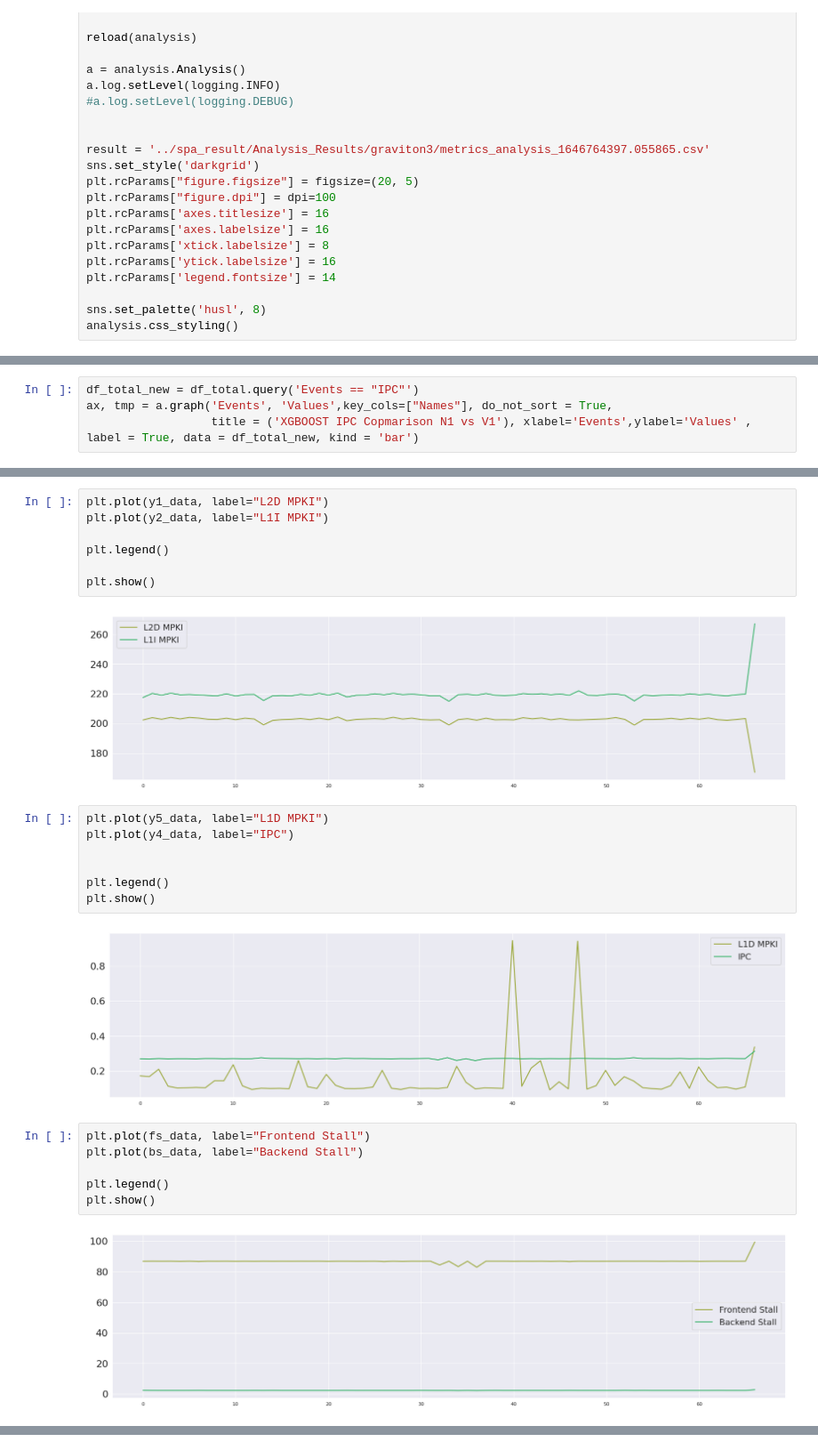
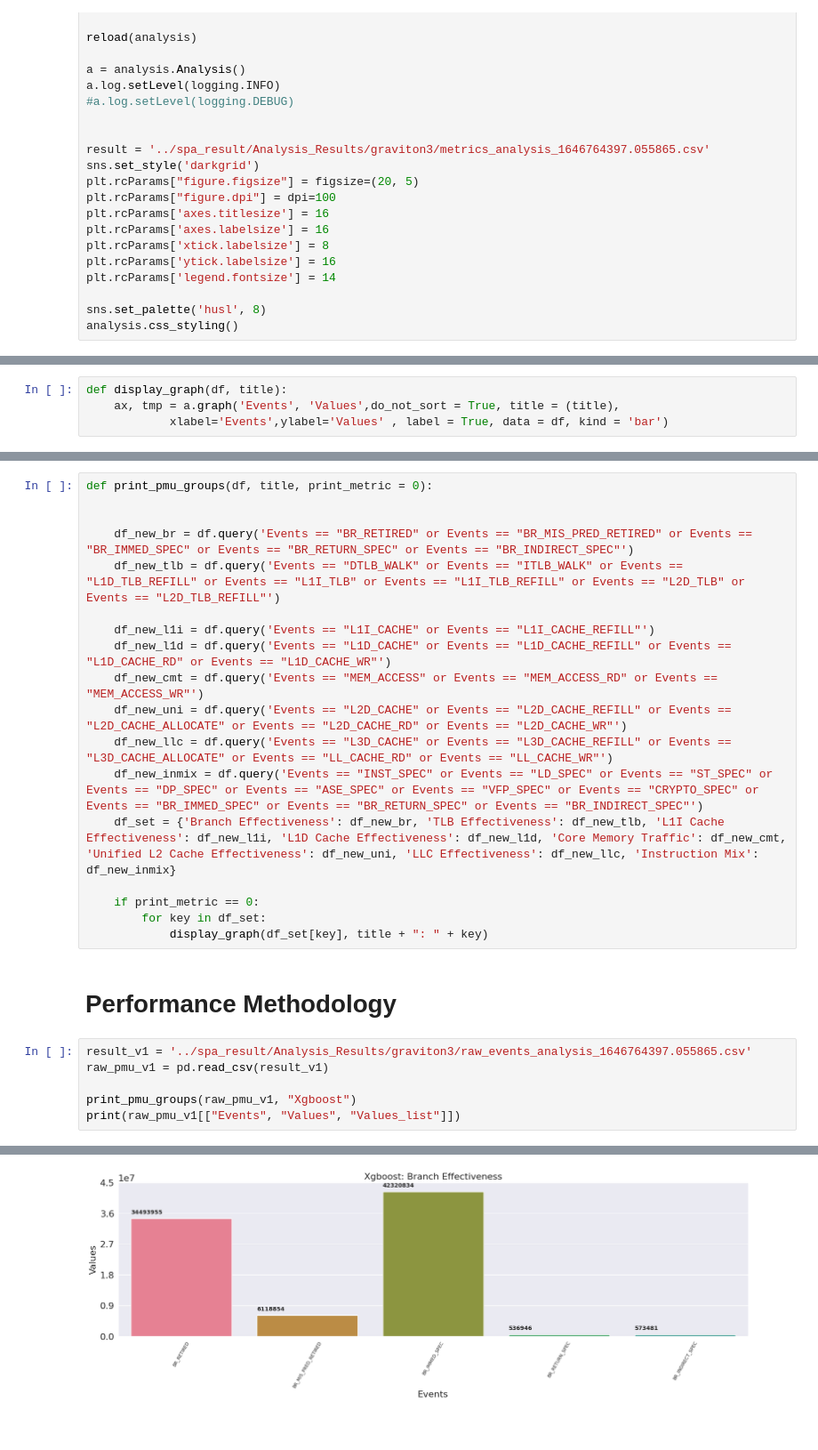
Before and after one commit to cyb70289/spa, a Jupyter notebook: lib/spa_topdown.ipynb, the cells around one changed output, grey strips where cells are left out. Shown: that part at 89% size. Drawn from its saved outputs; the diff is of its cells as text.

Commit message:
Modified notebook to show PMU grouping

```diff
--- a/lib/spa_topdown.ipynb
+++ b/lib/spa_topdown.ipynb
@@ -118,4 +71,4 @@ df_total = pd.concat([df_v1, df_n1])
 # %%
-df_total_new = df_total.query('Events == "IPC"')
-ax, tmp = a.graph('Events', 'Values',key_cols=["Names"], do_not_sort = True,
-                  title = ('XGBOOST IPC Copmarison N1 vs V1'), xlabel='Events',ylabel='Values' , label = True, data = df_total_new, kind = 'bar')
+def display_graph(df, title):
+    ax, tmp = a.graph('Events', 'Values',do_not_sort = True, title = (title),
+            xlabel='Events',ylabel='Values' , label = True, data = df, kind = 'bar')
@@ -173,26 +75,27 @@ y5_data = plot_timeseries(df_n1_3, "Events == 'L1D MPKI'", "L1I MPKI", "VALUES")
-# %%
-plt.plot(y1_data, label="L2D MPKI")
-plt.plot(y2_data, label="L1I MPKI")
-
-plt.legend()
-
-plt.show()
-# %% [output]
-[figure, removed]
-# %%
-plt.plot(y5_data, label="L1D MPKI")
-plt.plot(y4_data, label="IPC")
-
-
-plt.legend()
-plt.show()
-# %% [output]
-[figure, removed]
-# %%
-plt.plot(fs_data, label="Frontend Stall")
-plt.plot(bs_data, label="Backend Stall")
-
-plt.legend()
-plt.show()
-# %% [output]
-[figure, removed]
+# %%
+def print_pmu_groups(df, title, print_metric = 0):
+
+
+    df_new_br = df.query('Events == "BR_RETIRED" or Events == "BR_MIS_PRED_RETIRED" or Events == "BR_IMMED_SPEC" or Events == "BR_RETURN_SPEC" or Events == "BR_INDIRECT_SPEC"')
+    df_new_tlb = df.query('Events == "DTLB_WALK" or Events == "ITLB_WALK" or Events == "L1D_TLB_REFILL" or Events == "L1I_TLB" or Events == "L1I_TLB_REFILL" or Events == "L2D_TLB" or Events == "L2D_TLB_REFILL"')
+
+    df_new_l1i = df.query('Events == "L1I_CACHE" or Events == "L1I_CACHE_REFILL"')
+    df_new_l1d = df.query('Events == "L1D_CACHE" or Events == "L1D_CACHE_REFILL" or Events == "L1D_CACHE_RD" or Events == "L1D_CACHE_WR"')
+    df_new_cmt = df.query('Events == "MEM_ACCESS" or Events == "MEM_ACCESS_RD" or Events == "MEM_ACCESS_WR"')
+    df_new_uni = df.query('Events == "L2D_CACHE" or Events == "L2D_CACHE_REFILL" or Events == "L2D_CACHE_ALLOCATE" or Events == "L2D_CACHE_RD" or Events == "L2D_CACHE_WR"')
+    df_new_llc = df.query('Events == "L3D_CACHE" or Events == "L3D_CACHE_REFILL" or Events == "L3D_CACHE_ALLOCATE" or Events == "LL_CACHE_RD" or Events == "LL_CACHE_WR"')
+    df_new_inmix = df.query('Events == "INST_SPEC" or Events == "LD_SPEC" or Events == "ST_SPEC" or Events == "DP_SPEC" or Events == "ASE_SPEC" or Events == "VFP_SPEC" or Events == "CRYPTO_SPEC" or Events == "BR_IMMED_SPEC" or Events == "BR_RETURN_SPEC" or Events == "BR_INDIRECT_SPEC"')
+    df_set = {'Branch Effectiveness': df_new_br, 'TLB Effectiveness': df_new_tlb, 'L1I Cache Effectiveness': df_new_l1i, 'L1D Cache Effectiveness': df_new_l1d, 'Core Memory Traffic': df_new_cmt, 'Unified L2 Cache Effectiveness': df_new_uni, 'LLC Effectiveness': df_new_llc, 'Instruction Mix': df_new_inmix}
+
+    if print_metric == 0:
+        for key in df_set:
+            display_graph(df_set[key], title + ": " + key)
+# %% [markdown]
+# Performance Methodology
+# %%
+result_v1 = '../spa_result/Analysis_Results/graviton3/raw_events_analysis_1646764397.055865.csv'
+raw_pmu_v1 = pd.read_csv(result_v1)
+
+print_pmu_groups(raw_pmu_v1, "Xgboost")
+print(raw_pmu_v1[["Events", "Values", "Values_list"]])
+# %% [output]
@@ -198,0 +119 @@ plt.show()
+[figure, added]
```
Also changed, not shown: parts of 23 cells of this notebook.
